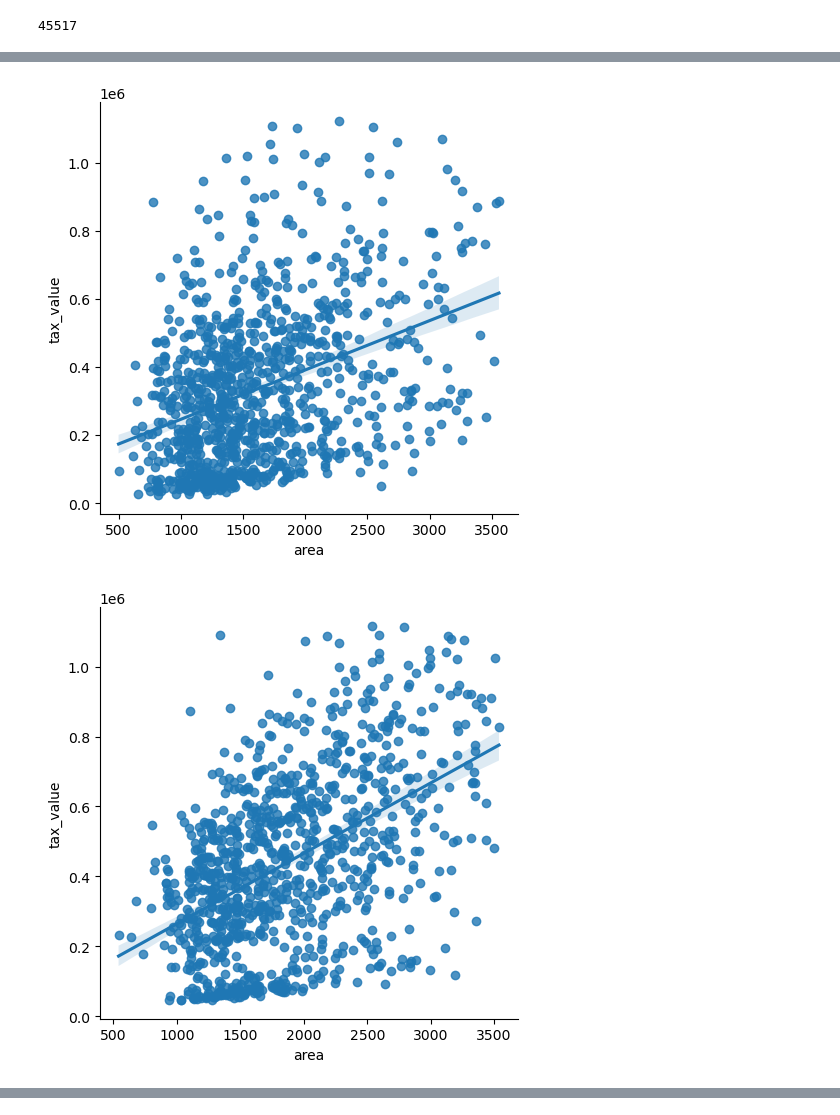
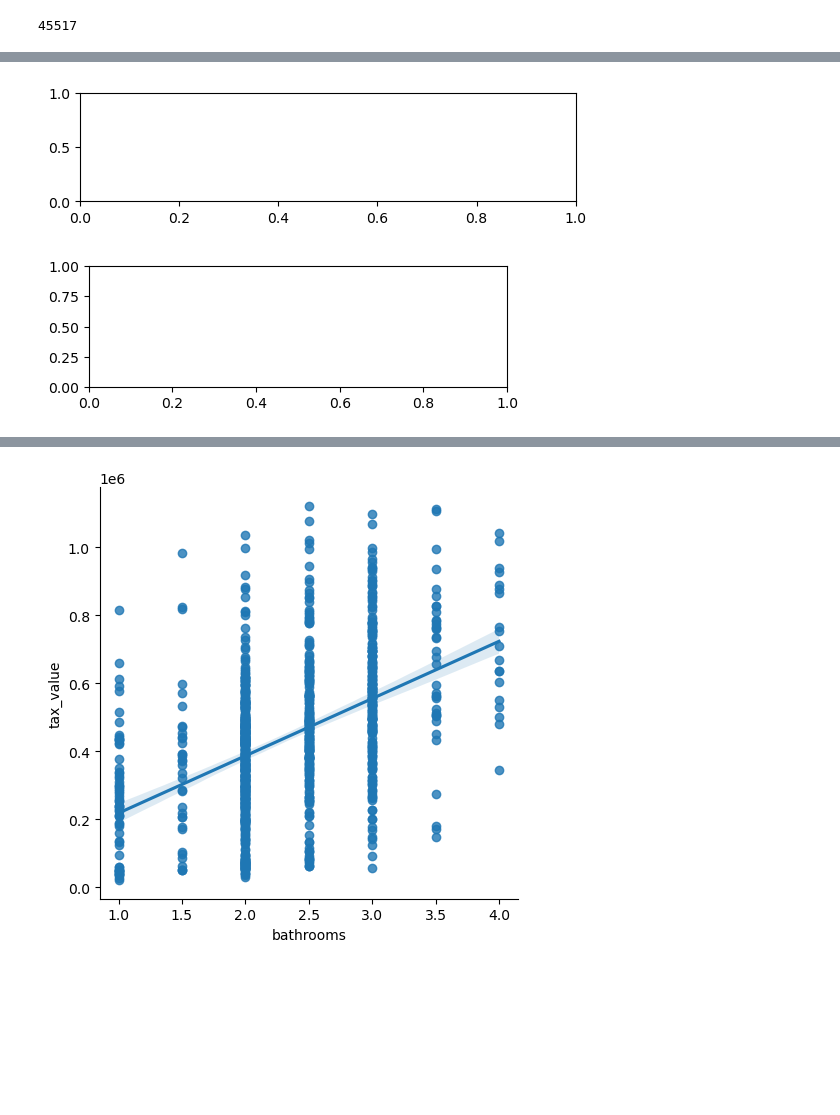
Before and after one commit to Adam-Harris87/regression-project, a Jupyter notebook: explore.ipynb, the cells around one changed output, grey strips where cells are left out. Cells and saved outputs as stored; diff of their text form; code cells hidden in the pictures; blank space fills up the shorter version.

```diff
--- a/explore.ipynb
+++ b/explore.ipynb
@@ -188,13 +192,14 @@ fip_6037 = train[train.fips == 6037]
 fip_6059 = train[train.fips == 6059]
 fip_6111 = train[train.fips == 6111]
 # %%
-# plt.subplot(311)
-sns.lmplot(data=fip_6037.sample(1000), x='area', y='tax_value')
-# plt.subplot(312)
-sns.lmplot(data=fip_6059.sample(1000), x='area', y='tax_value')
-# plt.subplot(313)
-sns.lmplot(data=fip_6111.sample(1000), x='area', y='tax_value')
+# plt.figure(16,9)
+plt.subplot(311)
+sns.lmplot(data=fip_6037.sample(1000), x='bathrooms', y='tax_value')
+plt.subplot(312)
+sns.lmplot(data=fip_6059.sample(1000), x='bathrooms', y='tax_value')
+plt.subplot(313)
+sns.lmplot(data=fip_6111.sample(1000), x='bathrooms', y='tax_value')
 plt.show()
 # %% [output]
-[figure, old version]
+[figure, new version]
-[figure, old version]
+[figure, new version]
@@ -202,2 +207,3 @@ plt.show()
+[figure, added]
 # %%
 # plt.hist(data=fip_6037, x='area', y='tax_value')
```
Also changed, not shown: parts of 4 cells of this notebook, 4 other files.
